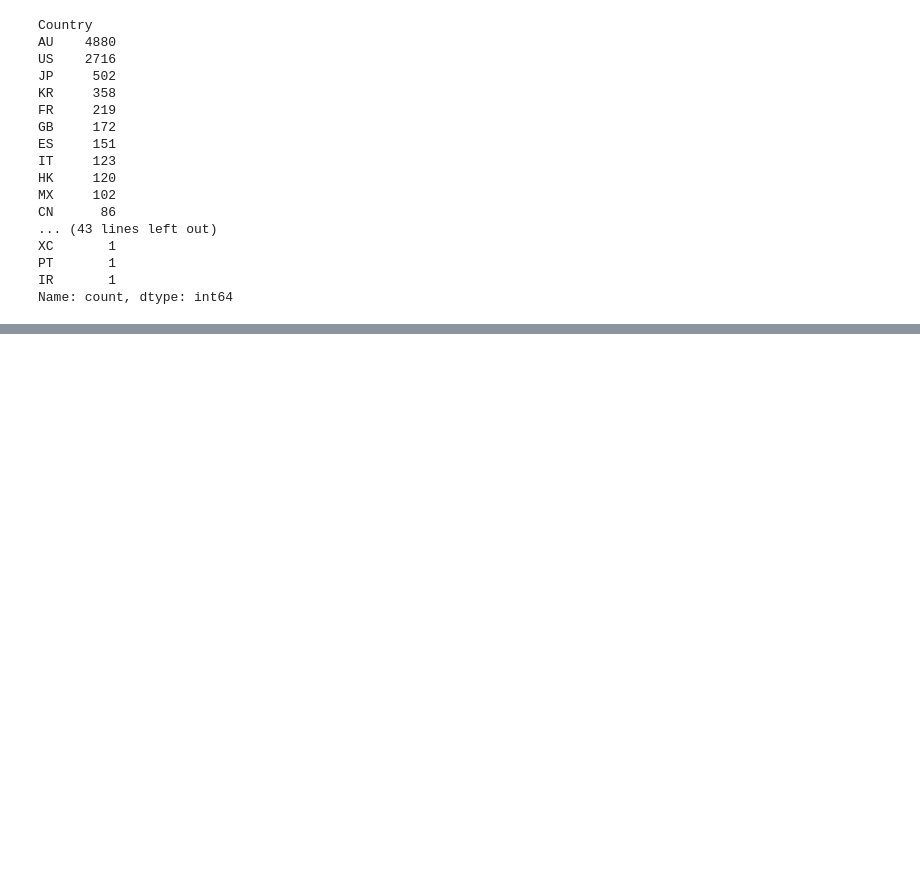
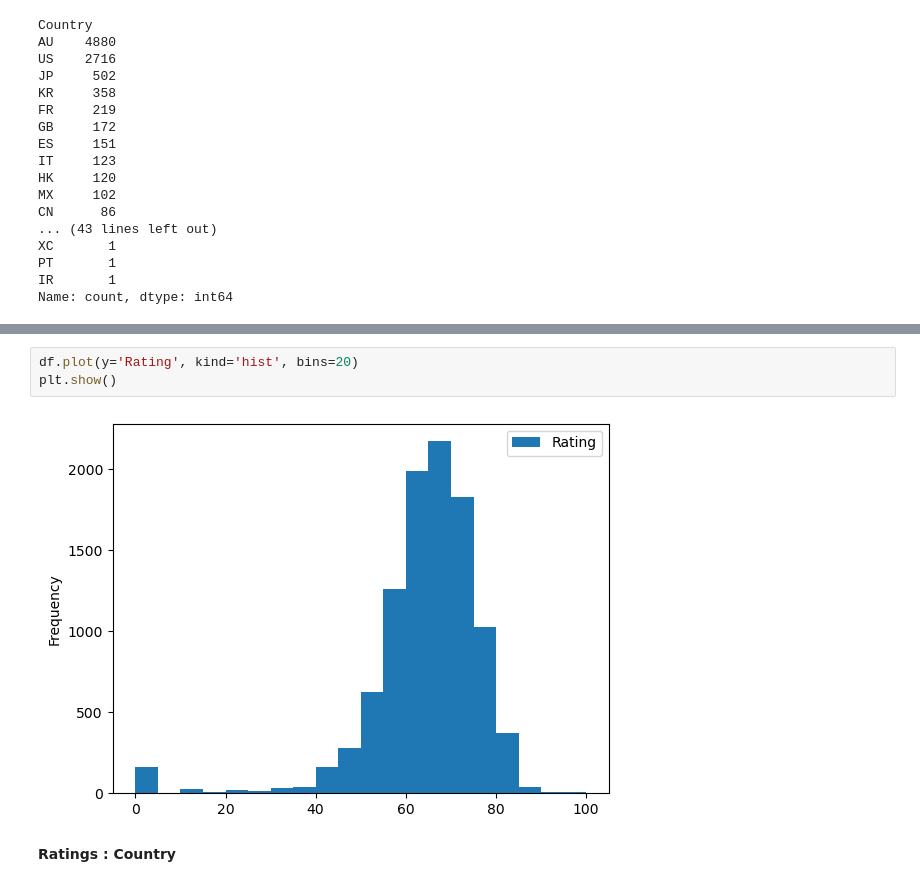
Before and after one commit to oigwe-frx/movie-database-analysis, a Jupyter notebook: Resources/Data_exploration.ipynb, the cells around one changed output, grey strips where cells are left out. Drawn from its saved outputs; the diff is of its cells as text; blank space fills up the shorter version.

```diff
--- a/Resources/Data_exploration.ipynb
+++ b/Resources/Data_exploration.ipynb
@@ -359,0 +380,7 @@ top_10_rating
+# %%
+df.plot(y='Rating', kind='hist', bins=20)
+plt.show()
+# %% [output]
+[figure, added]
+# %% [markdown]
+**Ratings : Country**
```
Also changed, not shown: parts of 18 cells of this notebook.
